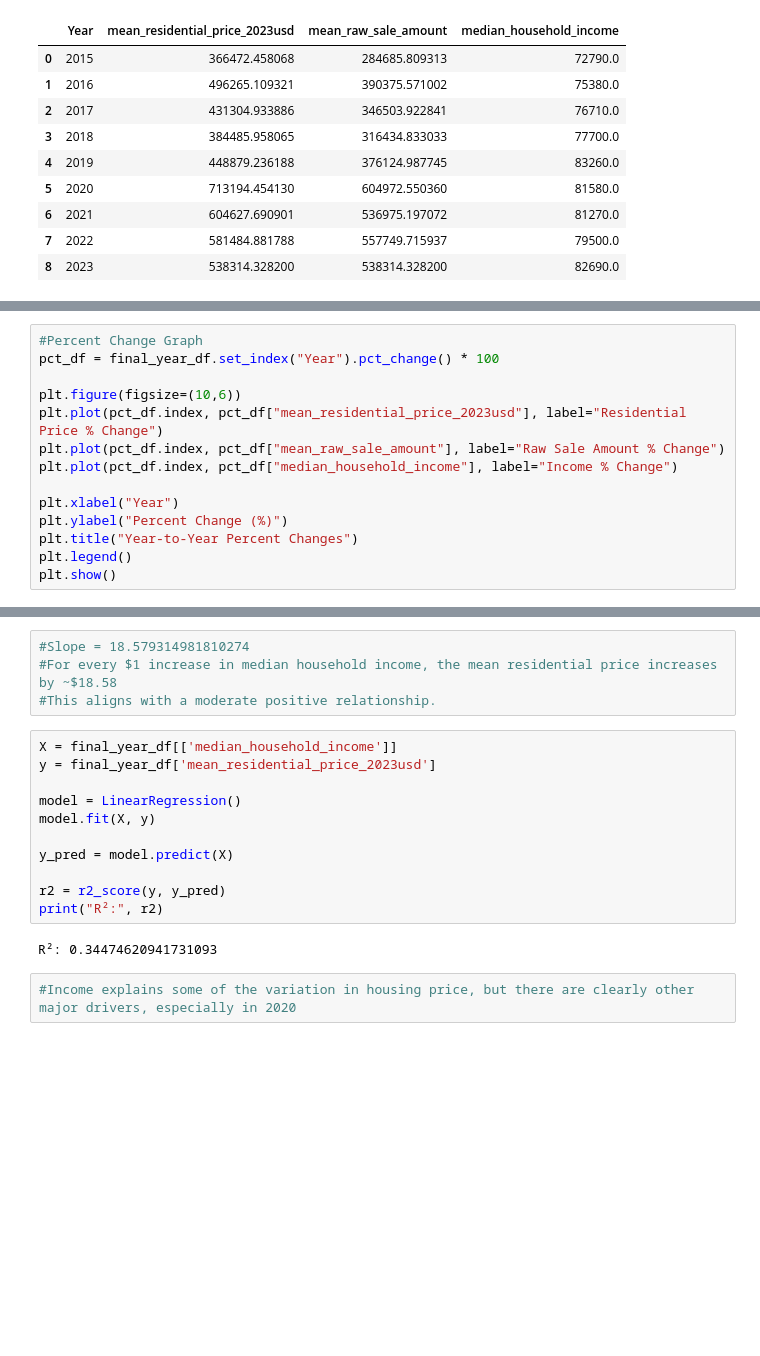
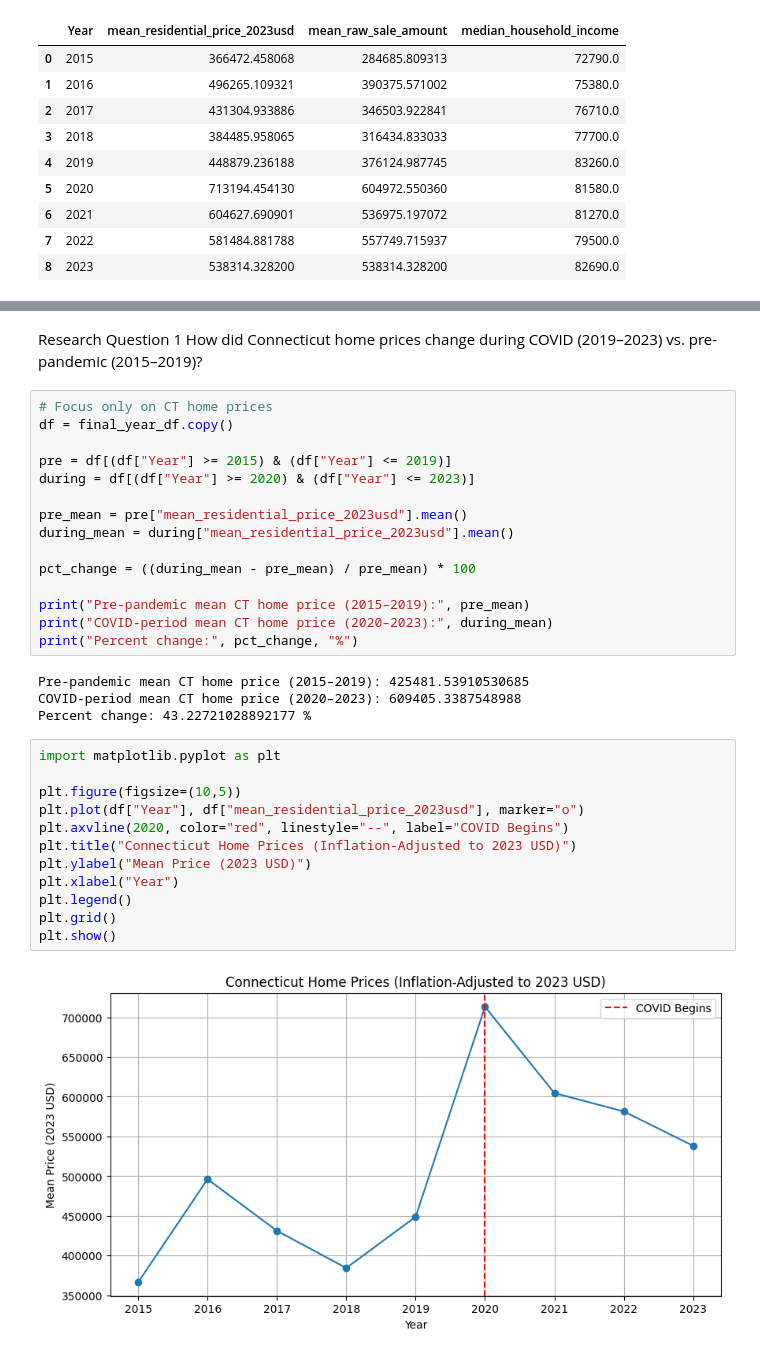
Before and after one commit to Arypn/-DS, a Jupyter notebook: is477_project.ipynb, the cells around one changed output, grey strips where cells are left out. Saved outputs shown, nothing was run; the diff lists cells and outputs as text; blank space fills up the shorter version.

```diff
--- a/is477_project.ipynb
+++ b/is477_project.ipynb
@@ -251,14 +206,0 @@ pct_change_df
-# %%
-#Percent Change Graph
-pct_df = final_year_df.set_index("Year").pct_change() * 100
-
-plt.figure(figsize=(10,6))
-plt.plot(pct_df.index, pct_df["mean_residential_price_2023usd"], label="Residential Price % Change")
-plt.plot(pct_df.index, pct_df["mean_raw_sale_amount"], label="Raw Sale Amount % Change")
-plt.plot(pct_df.index, pct_df["median_household_income"], label="Income % Change")
-
-plt.xlabel("Year")
-plt.ylabel("Percent Change (%)")
-plt.title("Year-to-Year Percent Changes")
-plt.legend()
-plt.show()
@@ -310,19 +207,36 @@ Intercept: -960292.7093025732
-# %%
-#Slope = 18.579314981810274
-#For every $1 increase in median household income, the mean residential price increases by ~$18.58
-#This aligns with a moderate positive relationship.
-# %%
-X = final_year_df[['median_household_income']]
-y = final_year_df['mean_residential_price_2023usd']
-
-model = LinearRegression()
-model.fit(X, y)
-
-y_pred = model.predict(X)
-
-r2 = r2_score(y, y_pred)
-print("R²:", r2)
-# %% [output]
-R²: 0.34474620941731093
-# %%
-#Income explains some of the variation in housing price, but there are clearly other major drivers, especially in 2020
+# %% [markdown]
+Research Question 1
+How did Connecticut home prices change during COVID (2019–2023) vs. pre-pandemic (2015–2019)?
+# %%
+# Focus only on CT home prices
+df = final_year_df.copy()
+
+pre = df[(df["Year"] >= 2015) & (df["Year"] <= 2019)]
+during = df[(df["Year"] >= 2020) & (df["Year"] <= 2023)]
+
+pre_mean = pre["mean_residential_price_2023usd"].mean()
+during_mean = during["mean_residential_price_2023usd"].mean()
+
+pct_change = ((during_mean - pre_mean) / pre_mean) * 100
+
+print("Pre-pandemic mean CT home price (2015–2019):", pre_mean)
+print("COVID-period mean CT home price (2020–2023):", during_mean)
+print("Percent change:", pct_change, "%")
+# %% [output]
+Pre-pandemic mean CT home price (2015–2019): 425481.53910530685
+COVID-period mean CT home price (2020–2023): 609405.3387548988
+Percent change: 43.22721028892177 %
+# %%
+import matplotlib.pyplot as plt
+
+plt.figure(figsize=(10,5))
+plt.plot(df["Year"], df["mean_residential_price_2023usd"], marker="o")
+plt.axvline(2020, color="red", linestyle="--", label="COVID Begins")
+plt.title("Connecticut Home Prices (Inflation-Adjusted to 2023 USD)")
+plt.ylabel("Mean Price (2023 USD)")
+plt.xlabel("Year")
+plt.legend()
+plt.grid()
+plt.show()
+# %% [output]
+[figure, added]
```
Also changed, not shown: parts of 38 cells of this notebook.
